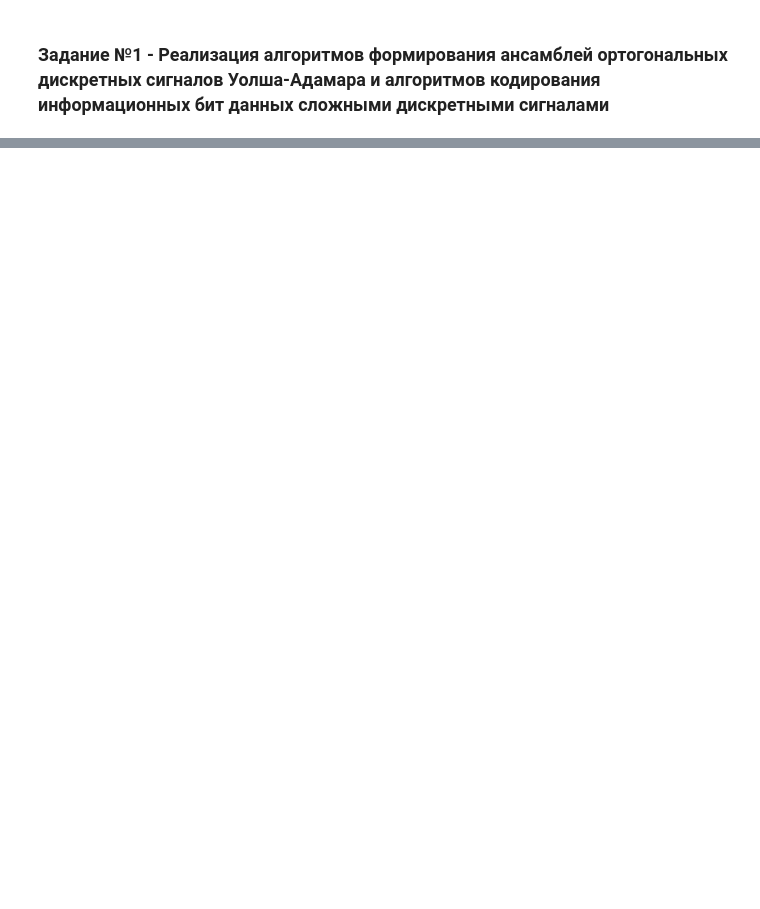
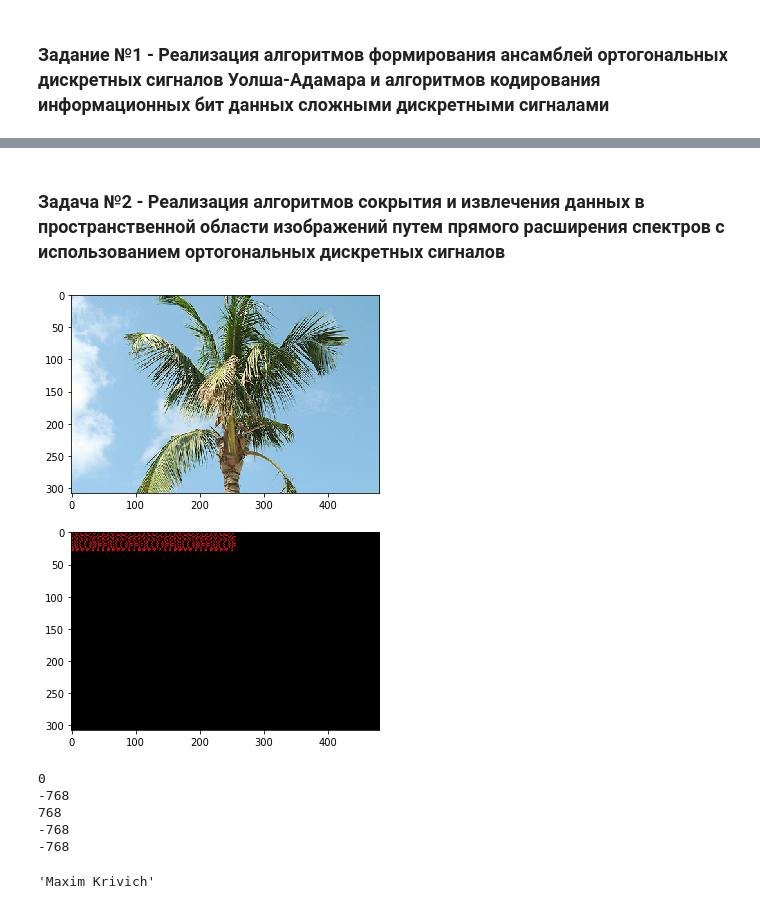
Before and after one commit to maxkrivich/steganography, a Jupyter notebook: lab3/lab3.ipynb, the cells around one changed output, grey strips where cells are left out. Saved outputs shown, nothing was run; the diff lists cells and outputs as text; code cells hidden in the pictures; blank space fills up the shorter version.

```diff
--- a/lab3/lab3.ipynb
+++ b/lab3/lab3.ipynb
@@ -22,0 +41,3 @@ from scipy.linalg import hadamard
+# %%
+def str_2_bin(*args):
+    return ''.join(bin(ord(x))[2:].zfill(8) for x in ''.join(args))
@@ -34,0 +68,9 @@ array([[ 1,  1,  1, ...,  1,  1,  1],
+# %%
+def get_sum(height, message, matrix, k=4, g=3):
+    res = []
+    for i in range(height):
+        a = sum([g*message[k*i+j]*matrix[j+1] for j in range(k) if k*i+j < len(message)])
+        if type(a) is int:
+                break
+        res.append(a)
+    return res
@@ -34,0 +81,25 @@ array([[ 1,  1,  1, ...,  1,  1,  1],
+# %% [markdown]
+### Задача №2 - Реализация алгоритмов сокрытия и извлечения данных в пространственной области изображений путем прямого расширения спектров с использованием ортогональных дискретных сигналов
+# %%
+def encode(image, message, matrix):
+    container = open_image_2_np(image)
+    width, height, pix = container.shape
+    result = np.copy(container)
+    secret_message = str_2_bin(message, eol)
+    l_sm = len(secret_message)
+    if height < l_sm:
+        raise ValueError('Message is to long for this image')
+
+    secret_message = transform_message(np.array([int(i) for i in secret_message]))
+    sums = get_sum(height,secret_message, matrix)
+
+    for i in range(height):
+        for j in range(width):
+            if i < len(sums) and j < len(sums[i]):
+                nr = result[i, j, 0] + sums[i][j]
+                if nr > 255:
+                    r = 255
+                if nr < 0:
+                     nr = 0
+                result[i, j][0] = nr
+    return np_2_image(result), sums
@@ -34,0 +122,26 @@ array([[ 1,  1,  1, ...,  1,  1,  1],
+# %%
+%time
+matrix = hadamard(256)
+stego_img, sums = encode(img_tamplate.format(2), 'Maxim Krivich', matrix)
+stego_img.save(steg_img_tamplate.format(2))
+
+f,ax = plt.subplots(2, figsize=(8, 8))
+ax[0].imshow(stego_img)
+ax[1].imshow(np_2_image(stego_img - open_image_2_np(img_tamplate.format(2))))
+plt.show()
+# %% [output]
+[figure, added]
+# %%
+for i in range(5):
+    print(sums[0].dot(matrix[i]))
+# %% [output]
+0
+-768
+768
+-768
+-768
+# %%
+%time
+decode(steg_img_tamplate.format(2), matrix)
+# %% [output]
+'Maxim Krivich'
```
Also changed, not shown: parts of 15 cells of this notebook, 2 other files.
